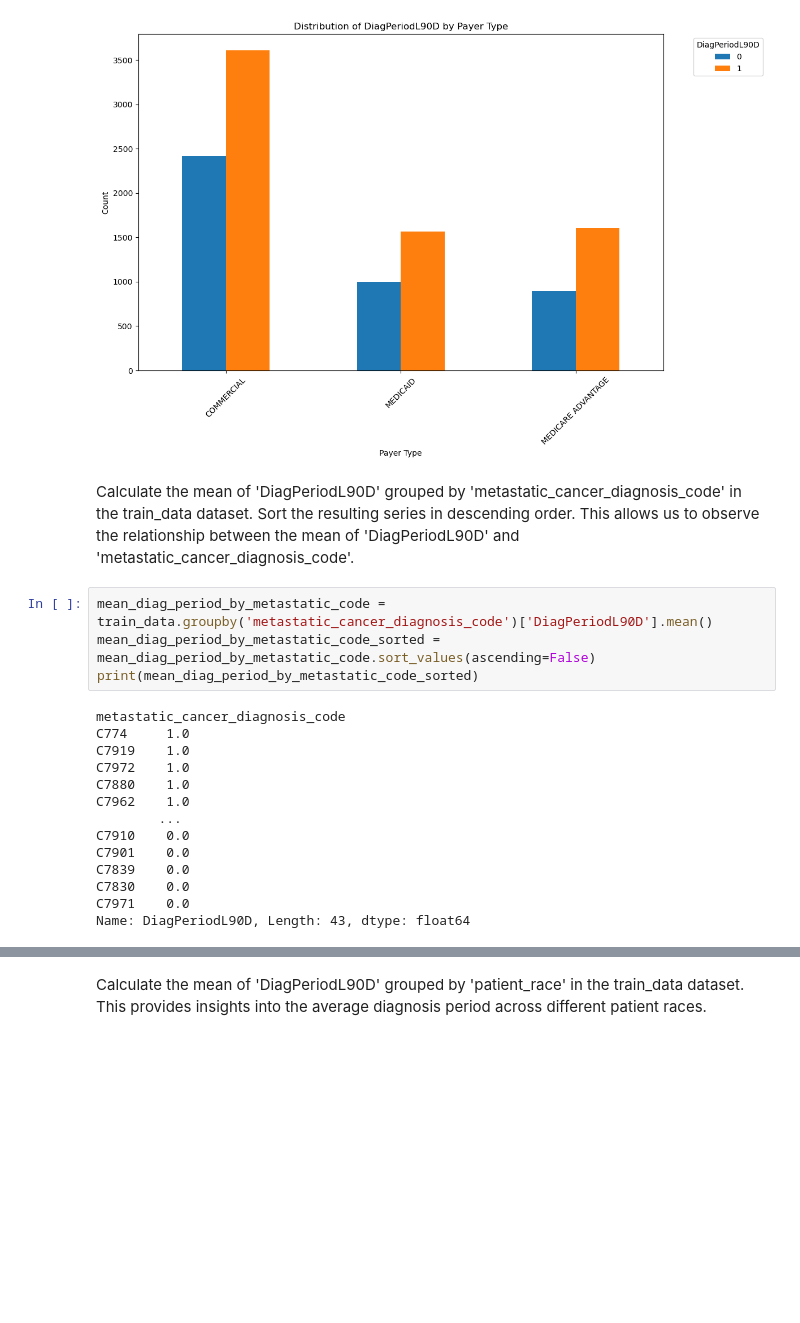
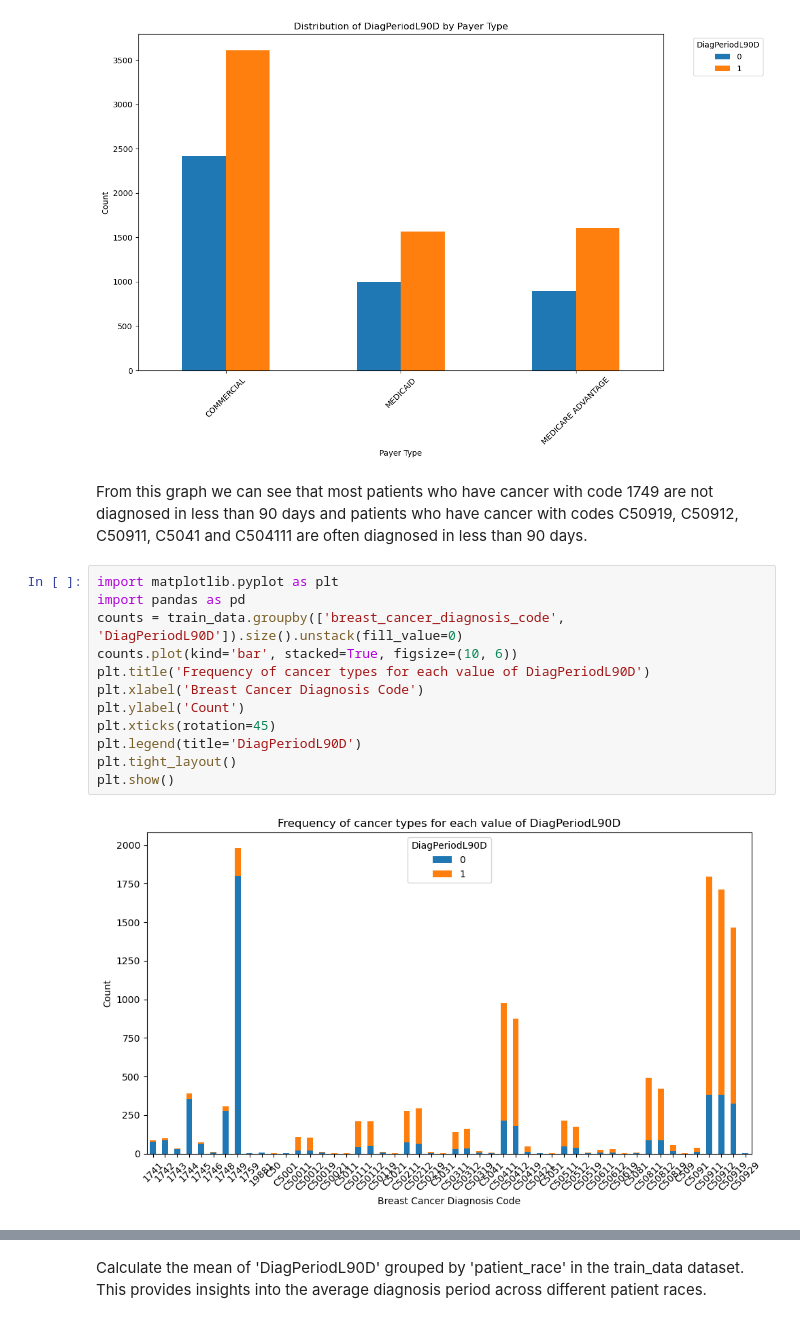
Before and after one commit to IonasAndreea/Data-Analysis_Python, a Jupyter notebook: Untitled.ipynb, the cells around one changed output, grey strips where cells are left out. Cells and saved outputs as stored; diff of their text form; blank space fills up the shorter version.

```diff
--- a/Untitled.ipynb
+++ b/Untitled.ipynb
@@ -534,23 +486,19 @@ plt.tight_layout()
 plt.show()
 # %% [output]
 [figure]
-# %% [markdown]
-Calculate the mean of 'DiagPeriodL90D' grouped by 'metastatic_cancer_diagnosis_code' in the train_data dataset. Sort the resulting series in descending order. This allows us to observe the relationship between the mean of 'DiagPeriodL90D' and 'metastatic_cancer_diagnosis_code'.
-# %%
-mean_diag_period_by_metastatic_code = train_data.groupby('metastatic_cancer_diagnosis_code')['DiagPeriodL90D'].mean()
-mean_diag_period_by_metastatic_code_sorted = mean_diag_period_by_metastatic_code.sort_values(ascending=False)
-print(mean_diag_period_by_metastatic_code_sorted)
-# %% [output]
-metastatic_cancer_diagnosis_code
-C774     1.0
-C7919    1.0
-C7972    1.0
-C7880    1.0
-C7962    1.0
-        ...
-C7910    0.0
-C7901    0.0
-C7839    0.0
-C7830    0.0
-C7971    0.0
-Name: DiagPeriodL90D, Length: 43, dtype: float64
+# %% [markdown]
+From this graph we can see that most patients who have cancer with code 1749 are not diagnosed in less than 90 days and patients who have cancer with codes C50919, C50912, C50911, C5041 and C504111 are often diagnosed in less than 90 days.
+# %%
+import matplotlib.pyplot as plt
+import pandas as pd
+counts = train_data.groupby(['breast_cancer_diagnosis_code', 'DiagPeriodL90D']).size().unstack(fill_value=0)
+counts.plot(kind='bar', stacked=True, figsize=(10, 6))
+plt.title('Frequency of cancer types for each value of DiagPeriodL90D')
+plt.xlabel('Breast Cancer Diagnosis Code')
+plt.ylabel('Count')
+plt.xticks(rotation=45)
+plt.legend(title='DiagPeriodL90D')
+plt.tight_layout()
+plt.show()
+# %% [output]
+[figure, added]
```
Also changed, not shown: parts of 30 cells of this notebook.
